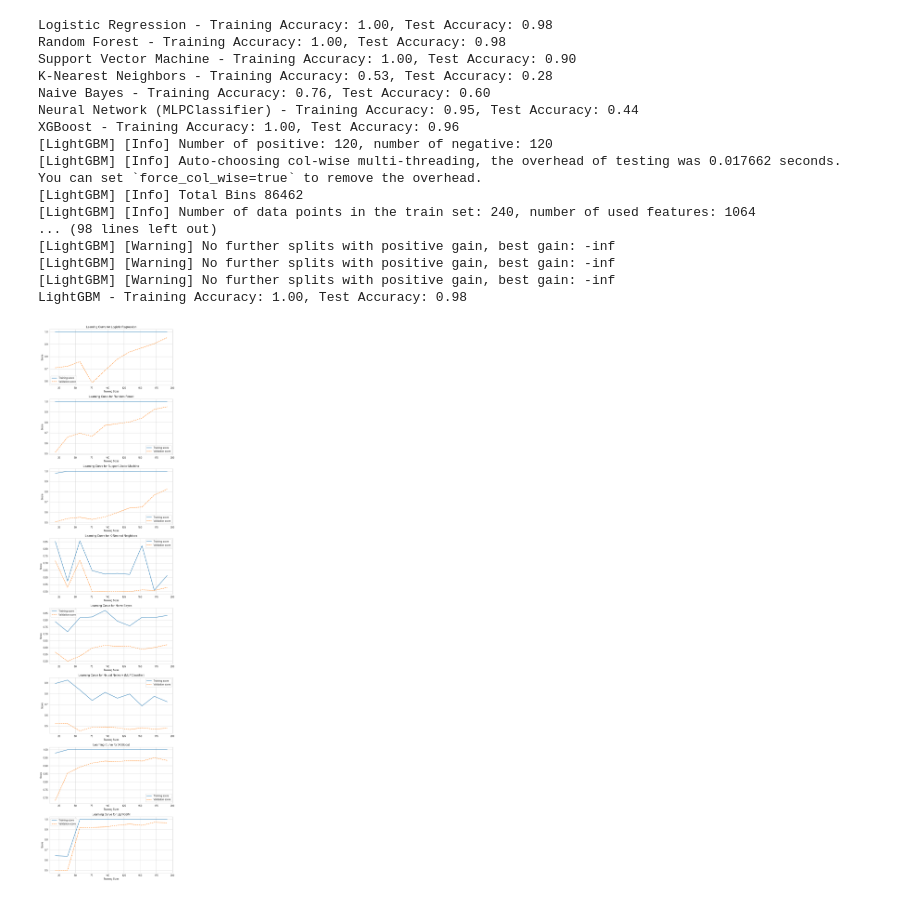
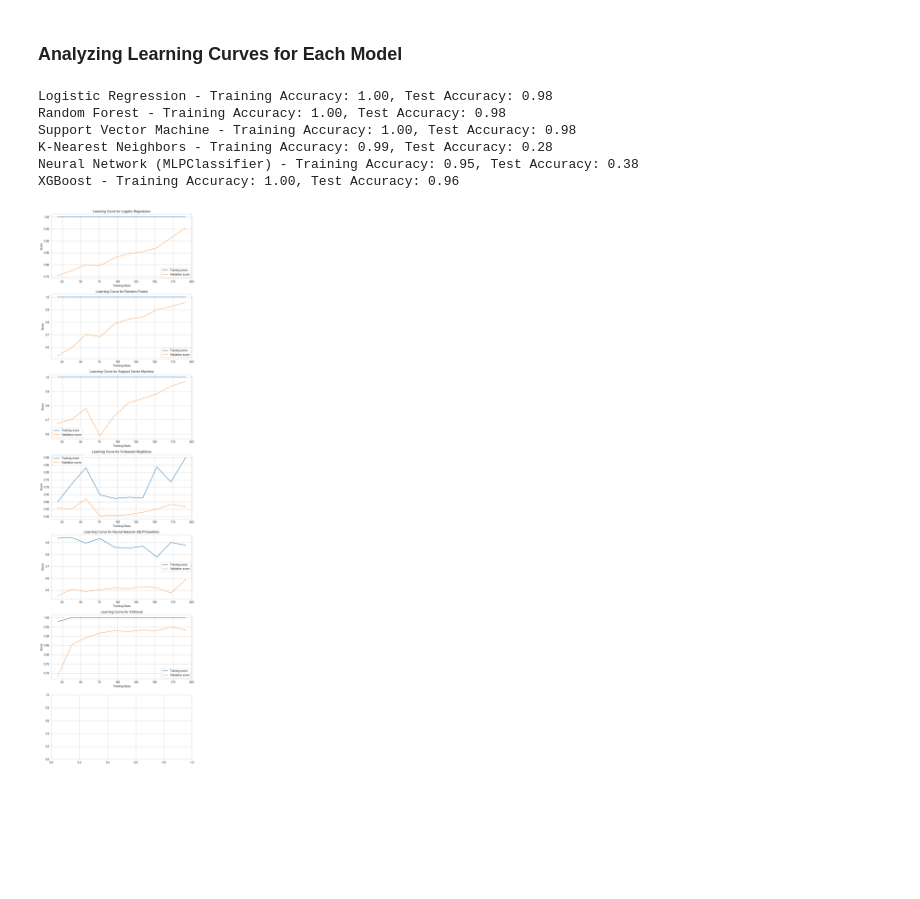
Before and after one commit to sanevat/Effects-of-COVID19-on-MS, a Jupyter notebook: logisic_regression_prediction_model.ipynb, the cells around one changed output. Drawn from its saved outputs; the diff is of its cells as text; code cells hidden in the pictures; blank space fills up the shorter version.

```diff
--- a/logisic_regression_prediction_model.ipynb
+++ b/logisic_regression_prediction_model.ipynb
@@ -70,9 +78,4 @@ X_train, y_train = smote.fit_resample(X_train_filtered, y_train_filtered)
 # %%
-# Apply SMOTE for handling imbalanced classes
-smote = SMOTE(random_state=42)
-X_train_balanced, y_train_balanced = smote.fit_resample(X_train, y_train)
-
-# Define models and parameter grids for hyperparameter tuning
 models = {
     "Logistic Regression": LogisticRegression(max_iter=2000),
     "Random Forest": RandomForestClassifier(),
@@ -80,8 +83,7 @@ models = {
     "K-Nearest Neighbors": KNeighborsClassifier(),
     "Naive Bayes": GaussianNB(),
     "Neural Network (MLPClassifier)": MLPClassifier(max_iter=1000, early_stopping=True, validation_fraction=0.1),
-    "XGBoost": xgb.XGBClassifier(eval_metric='logloss'),
-    "LightGBM": lgb.LGBMClassifier()
+    "XGBoost": xgb.XGBClassifier(eval_metric='logloss')
 }
 
 param_grids = {
@@ -90,15 +92,5 @@ param_grids = {
     "Support Vector Machine": {'C': [0.01, 0.1, 1, 10], 'kernel': ['linear', 'rbf']},
     "K-Nearest Neighbors": {'n_neighbors': [3, 5, 7]},
     "Neural Network (MLPClassifier)": {'hidden_layer_sizes': [(50,), (100,), (100, 50)]},
-    "XGBoost": {'n_estimators': [50, 100, 200]},
-    "LightGBM": {'num_leaves': [31, 63, 127]}
+    "XGBoost": {'n_estimators': [50, 100, 200]}
 }
-
-# Hyperparameter tuning using GridSearchCV
-for model_name, param_grid in param_grids.items():
-    model = models[model_name]
-    grid_search = GridSearchCV(estimator=model, param_grid=param_grid, cv=5, scoring='accuracy')
-    grid_search.fit(X_train_balanced, y_train_balanced)
-
-    print(f"Best parameters for {model_name}: {grid_search.best_params_}")
-    print(f"Best cross-validated score: {grid_search.best_score_:.4f}")
@@ -122,0 +99,11 @@ Best cross-validated score: 0.9667
+# %%
+best_models = {}
+
+for model_name, param_grid in param_grids.items():
+    model = models[model_name]
+    grid_search = GridSearchCV(estimator=model, param_grid=param_grid, cv=5, scoring='accuracy')
+    grid_search.fit(X_train, y_train)
+
+    best_models[model_name] = grid_search.best_estimator_
+    print(f"Best parameters for {model_name}: {grid_search.best_params_}")
+    print(f"Best cross-validated score: {grid_search.best_score_:.4f}")
@@ -205,57 +200,42 @@ weighted avg       0.08      0.28      0.12        50
+# %% [markdown]
+### Analyzing Learning Curves for Each Model
 # %%
 from sklearn.model_selection import learning_curve
-import matplotlib.pyplot as plt
-import numpy as np
 
-# Set up the number of rows and columns based on the number of models
+
 num_models = len(models)
 fig, axes = plt.subplots(num_models, 1, figsize=(8, 4 * num_models))
 
-# Loop over models and axes
-for ax, (model_name, model) in zip(axes, models.items()):
+for ax, (model_name, model) in zip(axes, best_models.items()):
     model.fit(X_train, y_train)
     train_accuracy = model.score(X_train, y_train)
     test_accuracy = model.score(X_test_filtered, y_test_filtered)
 
     print(f"{model_name} - Training Accuracy: {train_accuracy:.2f}, Test Accuracy: {test_accuracy:.2f}")
 
-    # Calculate learning curve
     train_sizes, train_scores, test_scores = learning_curve(
         model, X_train, y_train, cv=5, n_jobs=-1, train_sizes=np.linspace(0.1, 1.0, 10)
     )
 
     train_scores_mean = train_scores.mean(axis=1)
     test_scores_mean = test_scores.mean(axis=1)
 
-    # Plot learning curve for the current model in the corresponding subplot
     ax.plot(train_sizes, train_scores_mean, label="Training score")
     ax.plot(train_sizes, test_scores_mean, '--', label="Validation score")
     ax.set_title(f'Learning Curve for {model_name}')
     ax.set_xlabel('Training Sizes')
     ax.set_ylabel('Score')
     ax.legend(loc='best')
 
-# Adjust layout to prevent overlap
+
 plt.tight_layout()
 
-# Show the combined image with all subplots
 plt.show()
 # %% [output]
 Logistic Regression - Training Accuracy: 1.00, Test Accuracy: 0.98
 Random Forest - Training Accuracy: 1.00, Test Accuracy: 0.98
-Support Vector Machine - Training Accuracy: 1.00, Test Accuracy: 0.90
-K-Nearest Neighbors - Training Accuracy: 0.53, Test Accuracy: 0.28
-Naive Bayes - Training Accuracy: 0.76, Test Accuracy: 0.60
-Neural Network (MLPClassifier) - Training Accuracy: 0.95, Test Accuracy: 0.44
+Support Vector Machine - Training Accuracy: 1.00, Test Accuracy: 0.98
+K-Nearest Neighbors - Training Accuracy: 0.99, Test Accuracy: 0.28
+Neural Network (MLPClassifier) - Training Accuracy: 0.95, Test Accuracy: 0.38
 XGBoost - Training Accuracy: 1.00, Test Accuracy: 0.96
-[LightGBM] [Info] Number of positive: 120, number of negative: 120
-[LightGBM] [Info] Auto-choosing col-wise multi-threading, the overhead of testing was 0.017662 seconds.
-You can set `force_col_wise=true` to remove the overhead.
-[LightGBM] [Info] Total Bins 86462
-[LightGBM] [Info] Number of data points in the train set: 240, number of used features: 1064
-... (98 lines left out)
-[LightGBM] [Warning] No further splits with positive gain, best gain: -inf
-[LightGBM] [Warning] No further splits with positive gain, best gain: -inf
-[LightGBM] [Warning] No further splits with positive gain, best gain: -inf
-LightGBM - Training Accuracy: 1.00, Test Accuracy: 0.98
-[figure, old version]
+[figure, new version]
```
Also changed, not shown: parts of 21 cells of this notebook, 1 other file.
